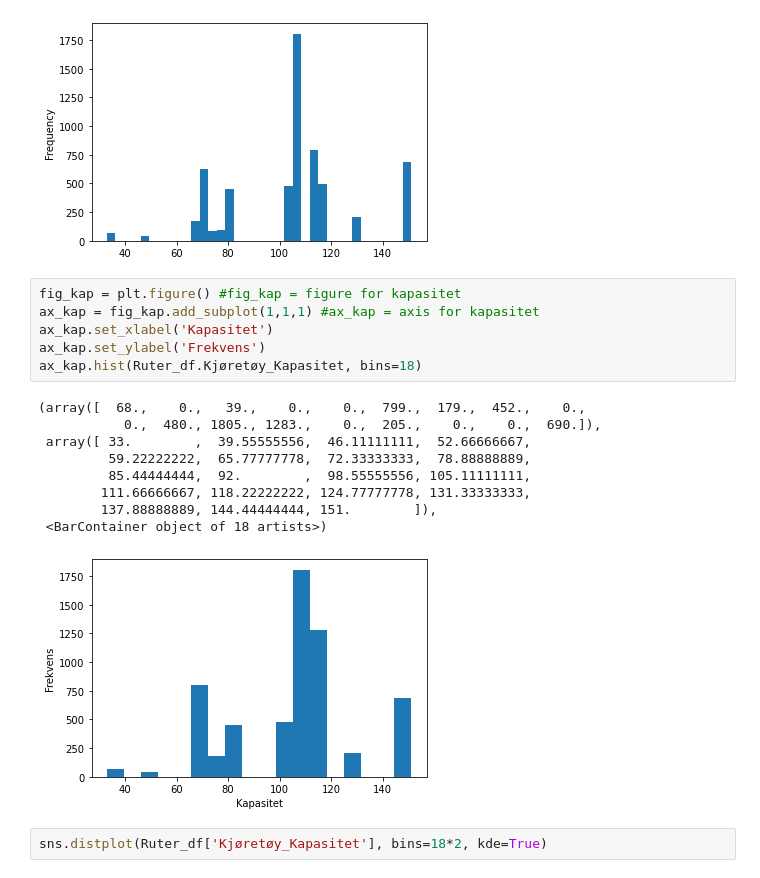
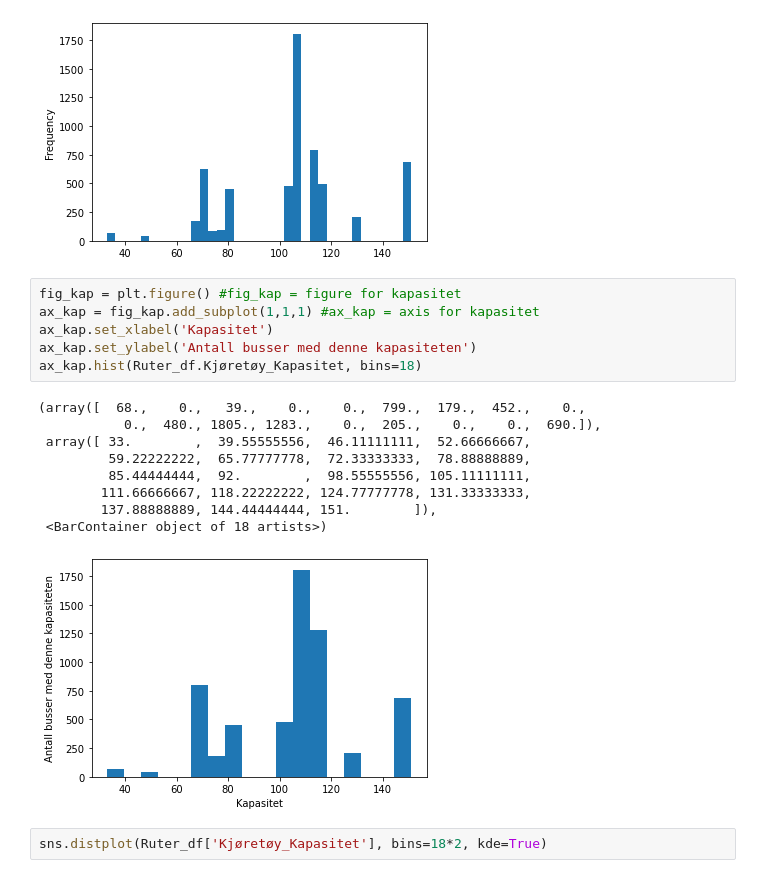
Before and after one commit to Kenn3Th/DAVE3625, a Jupyter notebook: Assignment_1/Oblig1.ipynb, the cells around one changed output. Drawn from its saved outputs; the diff is of its cells as text.

```diff
--- a/Assignment_1/Oblig1.ipynb
+++ b/Assignment_1/Oblig1.ipynb
@@ -60,19 +60,19 @@ Ruter_df['Kjøretøy_Kapasitet'].plot.hist(bins = 18*2)
 # %%
 fig_kap = plt.figure() #fig_kap = figure for kapasitet
 ax_kap = fig_kap.add_subplot(1,1,1) #ax_kap = axis for kapasitet
 ax_kap.set_xlabel('Kapasitet')
-ax_kap.set_ylabel('Frekvens')
+ax_kap.set_ylabel('Antall busser med denne kapasiteten')
 ax_kap.hist(Ruter_df.Kjøretøy_Kapasitet, bins=18)
 # %% [output]
 (array([  68.,    0.,   39.,    0.,    0.,  799.,  179.,  452.,    0.,
            0.,  480., 1805., 1283.,    0.,  205.,    0.,    0.,  690.]),
  array([ 33.        ,  39.55555556,  46.11111111,  52.66666667,
          59.22222222,  65.77777778,  72.33333333,  78.88888889,
          85.44444444,  92.        ,  98.55555556, 105.11111111,
         111.66666667, 118.22222222, 124.77777778, 131.33333333,
         137.88888889, 144.44444444, 151.        ]),
  <BarContainer object of 18 artists>)
-[figure, old version]
+[figure, new version]
 # %%
 sns.distplot(Ruter_df['Kjøretøy_Kapasitet'], bins=18*2, kde=True)
 # %% [output]
```
Also changed, not shown: parts of 2 cells of this notebook, 1 other file.
